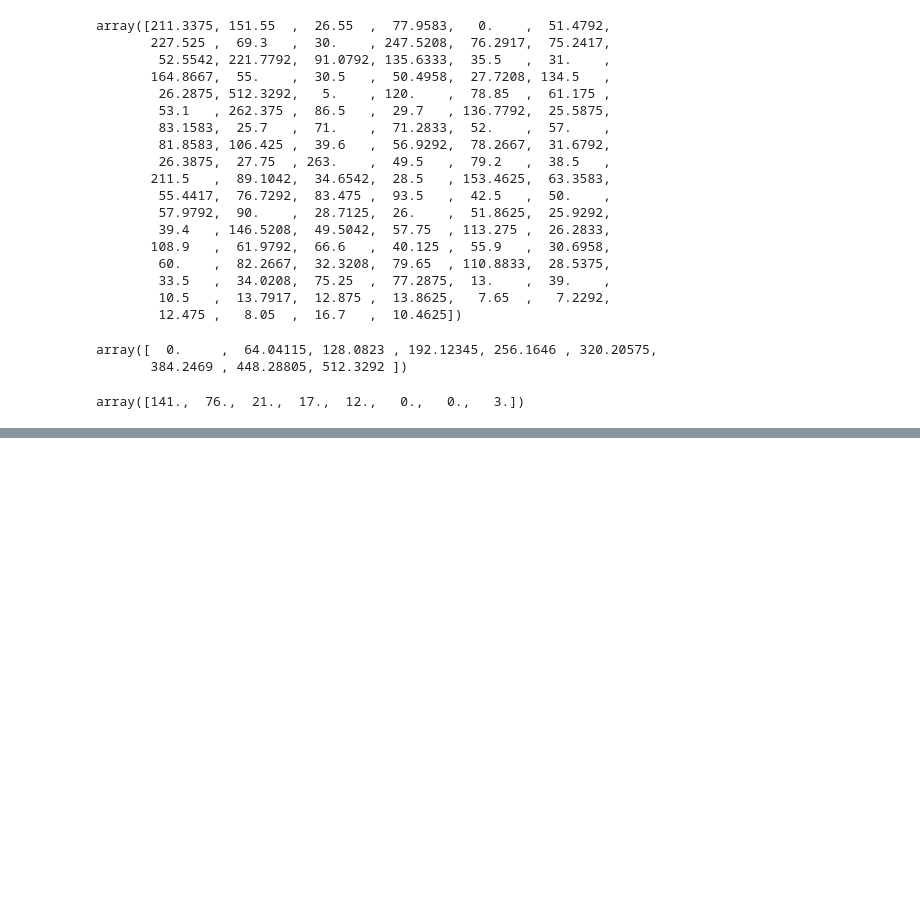
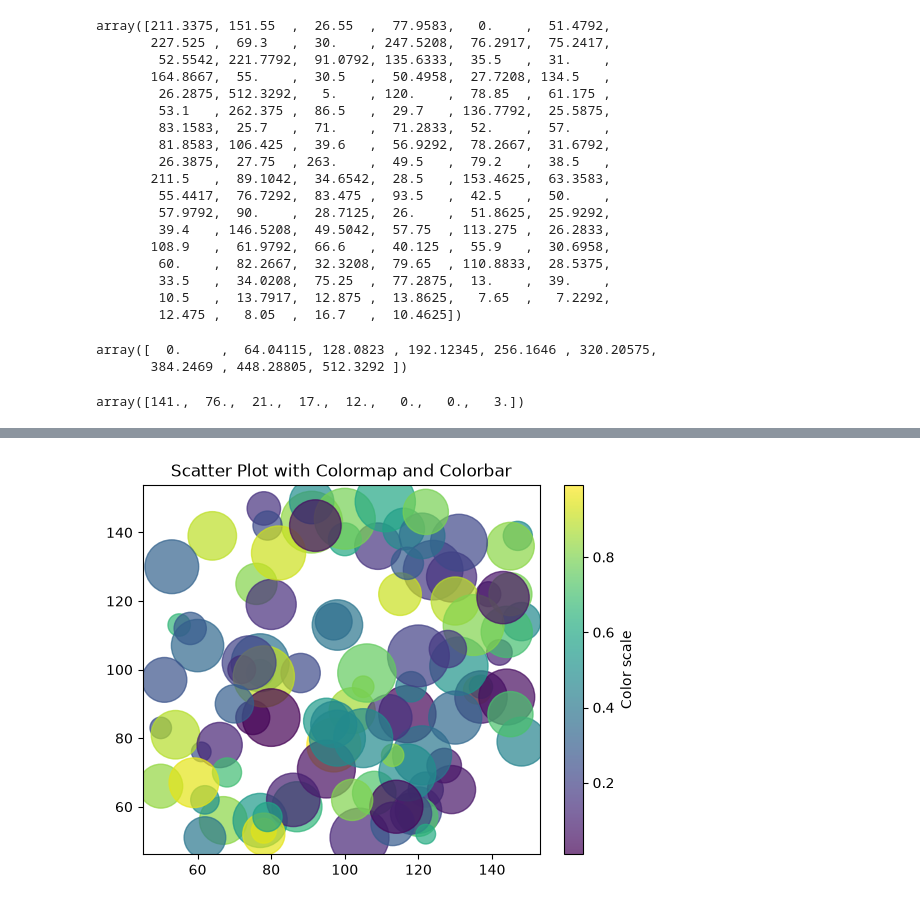
Before and after one commit to Ashuu189/python-libraries-pro, a Jupyter notebook: PracticeSheet/complete-matplotlib-sheet.ipynb, the cells around one changed output, grey strips where cells are left out. Saved outputs shown, nothing was run; the diff lists cells and outputs as text; code cells hidden in the pictures; blank space fills up the shorter version.

```diff
--- a/PracticeSheet/complete-matplotlib-sheet.ipynb
+++ b/PracticeSheet/complete-matplotlib-sheet.ipynb
@@ -702,0 +715,12 @@ array([141.,  76.,  21.,  17.,  12.,   0.,   0.,   3.])
+# %%
+x = np.random.randint(50, 150, 100)
+y = np.random.randint(50, 150, 100)
+colors = np.random.rand(100)  # Random float values for color mapping
+sizes = 20 * np.random.randint(10, 100, 100)
+
+plt.scatter(x, y, c=colors, s=sizes, cmap='viridis', alpha=0.7)
+plt.colorbar(label='Color scale')
+plt.title("Scatter Plot with Colormap and Colorbar")
+plt.show()
+# %% [output]
+[figure, added]
```
Also changed, not shown: parts of 6 cells of this notebook.
